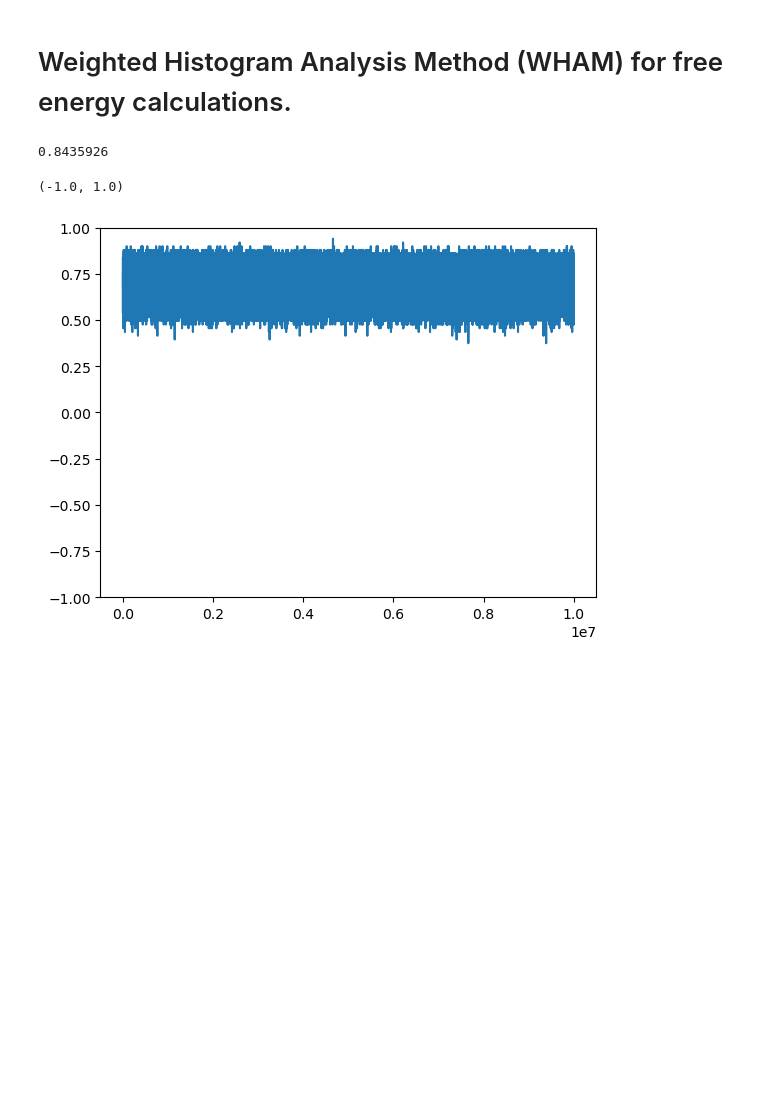
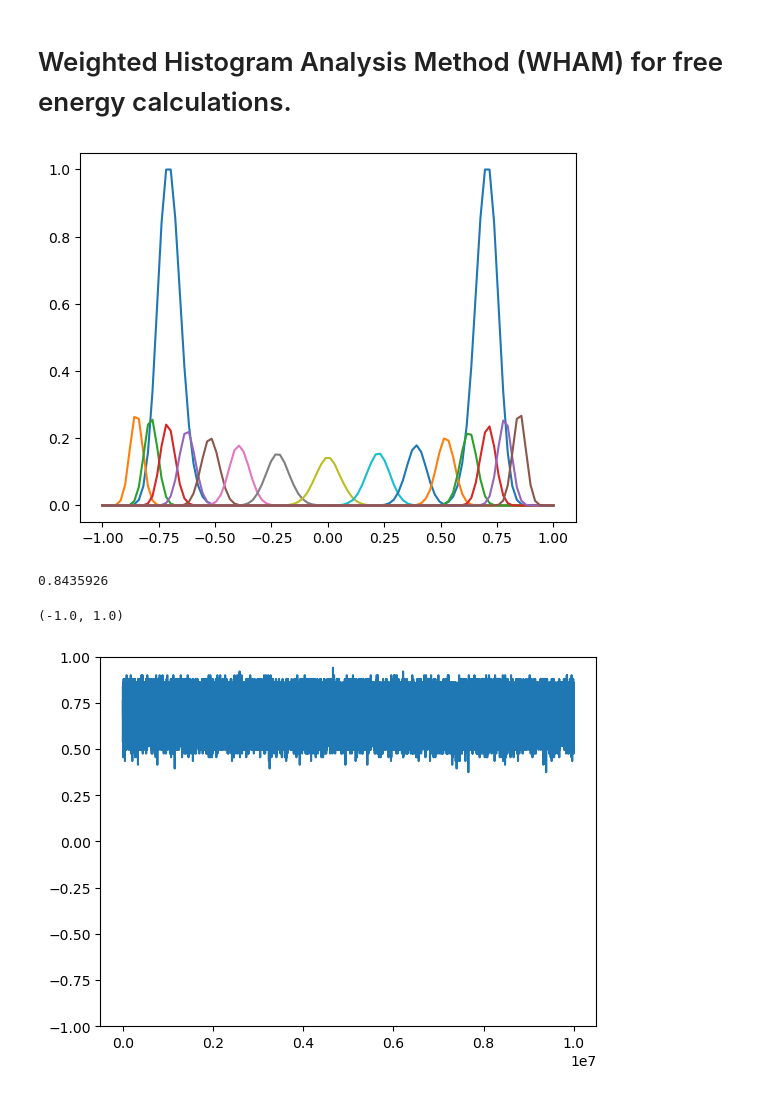
Before and after one commit to djbell01/phys_chem_fundamentals, a Jupyter notebook: WHAM.ipynb, the cells around one changed output. Cells and saved outputs as stored; diff of their text form; code cells hidden in the pictures; blank space fills up the shorter version.

Commit message:
Umbrella sampling added, now need to implement WHAM.

```diff
--- a/WHAM.ipynb
+++ b/WHAM.ipynb
@@ -67,14 +68,41 @@ class Dynamics():
 
         self.acceptance_prob = num_acceptances / nsteps
 
-# class Umbrella_sampling():
-#     def __init__(self,numbrellas,kappa,fes_func):
-#         self.replicas = []
-#         for i in range(numbrellas):
-#             replica_window = Dynamics(self.harmonic_restraints)
+class Umbrella_sampling():
+    def __init__(self,numbrellas,kappa,fes_func):
+        self.numbrellas = numbrellas
+        self.centers = np.linspace(-1,1,numbrellas)
+        self.replicas = []
+        for i in range(numbrellas):
+            replica_window = Dynamics(fes_func)
+            replica_window.underlying_fes += self.harmonic_restraint((replica_window.x_vals),(self.centers[i]),kappa)
+            replica_window.boltz_weights = np.exp(-replica_window.underlying_fes)
+            replica_window.underlying_prob_dist = replica_window.boltz_weights / np.sum(replica_window.boltz_weights)
+            self.replicas.append(copy.deepcopy(replica_window))
 
-#     def harmonic_restraints(x_vals,center,kappa,fes_func):
-#         return 0.5 * kappa * (x_vals - center)**2 + fes_func(x_vals)
+    def dynamics(self,nsteps):
+        for i in range(self.numbrellas):
+            self.replicas[i].dynamics(nsteps)
+
+
+    def harmonic_restraint(self,x_vals,center,kappa):
+        return 0.5 * kappa * (x_vals - center)**2
+# %%
+umb = Umbrella_sampling(15,500,barrier)
+umb.dynamics(100000)
+# %%
+x_vals = umb.replicas[0].x_vals
+fes = barrier(x_vals)
+fes = fes - fes.min()
+prob_dist = np.exp(-fes)
+plt.plot(x_vals, prob_dist)
+
+for i in range(umb.numbrellas):
+    hist, _ = np.histogram(umb.replicas[i].trajectory,range=(-1,1),bins=100)
+    hist = hist/hist.sum()
+    plt.plot(x_vals,hist)
+# %% [output]
+[figure, added]
 # %%
 dyn = Dynamics(barrier)
 dyn.dynamics(10000000)
```
Also changed, not shown: parts of 1 cell of this notebook.
